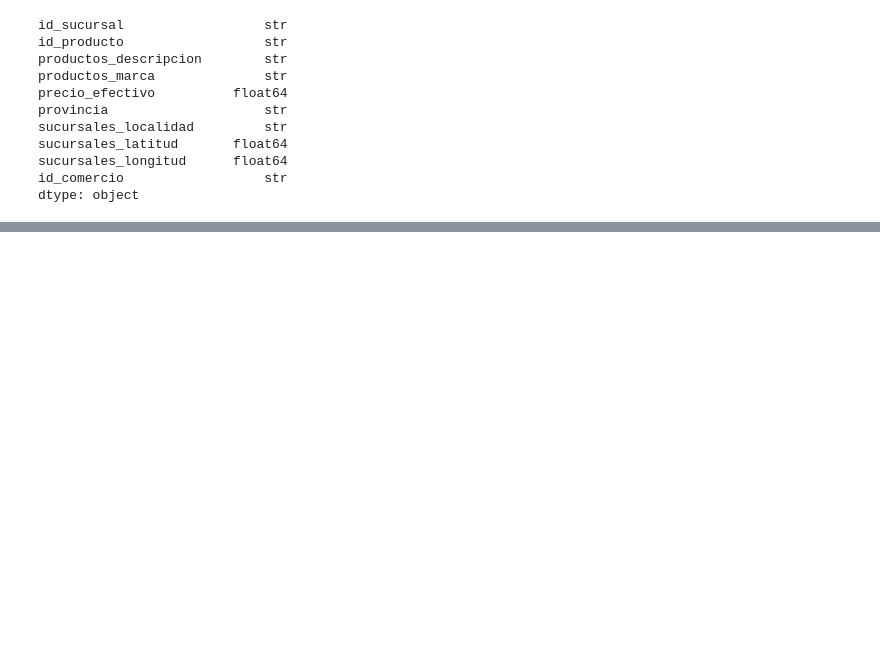
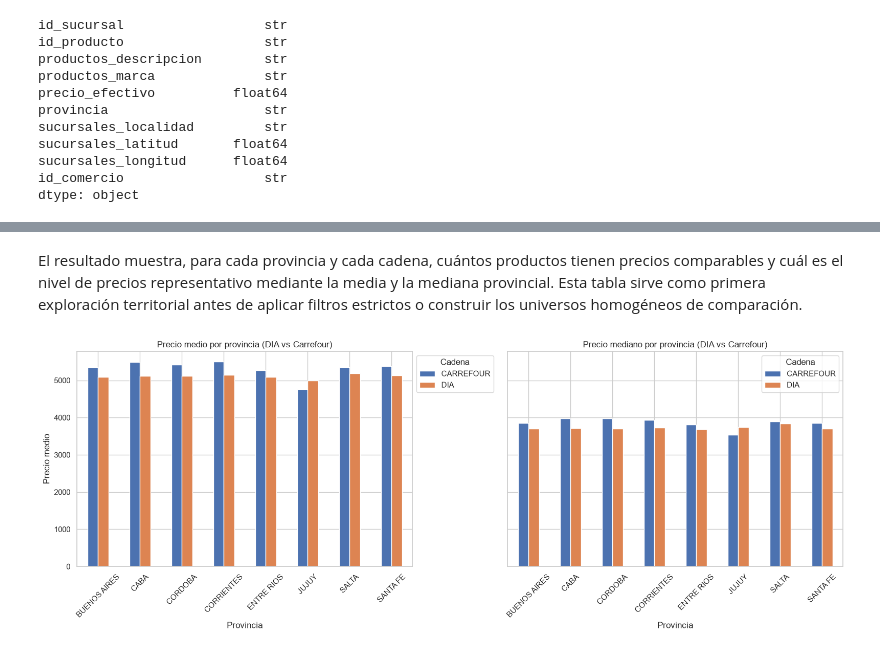
Before and after one commit to NestorRev/analisis-precios-nlp-sepa, a Jupyter notebook: notebooks/03_precios_por_provincias.ipynb, the cells around one changed output, grey strips where cells are left out. Saved outputs shown, nothing was run; the diff lists cells and outputs as text; code cells hidden in the pictures; blank space fills up the shorter version.

```diff
--- a/notebooks/03_precios_por_provincias.ipynb
+++ b/notebooks/03_precios_por_provincias.ipynb
@@ -444,0 +265,7 @@ plt.show()
+# %%
+# Precio promedio por producto y provincia, en cada cadena.
+precio_dia = (productos_dia_geo.groupby(['provincia', 'id_producto'])['precio_efectivo'].mean().rename('precio_dia_prov'))
+precio_carrefour = (productos_carrefour_geo.groupby(['provincia', 'id_producto'])['precio_efectivo'].mean().rename('precio_carrefour_prov'))
+pares_flexibles = pd.concat([precio_dia, precio_carrefour], axis=1).dropna().reset_index()
+print('Pares producto-provincia comparables:', len(pares_flexibles))
+print('Provincias:', sorted(pares_flexibles['provincia'].unique()))
@@ -444,0 +275,10 @@ plt.show()
+# %%
+# Construimos un resumen por provincia y cadena con la cantidad de productos comparables
+# y los precios medio y mediano provinciales calculados a partir del universo flexible.
+resumen_exploratorio = []
+for provincia in sorted(pares_flexibles['provincia'].unique()):
+    sub = pares_flexibles[pares_flexibles['provincia'] == provincia]
+    for cadena, columna in [('DIA', 'precio_dia_prov'), ('CARREFOUR', 'precio_carrefour_prov')]:
+        resumen_exploratorio.append({'provincia': provincia, 'cadena': cadena, 'productos_comparables': sub[columna].notna().sum(), 'precio_medio': sub[columna].mean(), 'precio_mediano': sub[columna].median()})
+resumen_exploratorio = pd.DataFrame(resumen_exploratorio)
+display(resumen_exploratorio.round(2))
@@ -444,0 +303,34 @@ plt.show()
+# %% [markdown]
+El resultado muestra, para cada provincia y cada cadena, cuántos productos tienen precios comparables y cuál es el nivel de precios representativo mediante la media y la mediana provincial. Esta tabla sirve como primera exploración territorial antes de aplicar filtros estrictos o construir los universos homogéneos de comparación.
+# %%
+# Preparamos tablas para media y mediana
+tabla_media = resumen_exploratorio.pivot(index='provincia',
+                                         columns='cadena',
+                                         values='precio_medio').sort_index()
+
+tabla_mediana = resumen_exploratorio.pivot(index='provincia',
+                                           columns='cadena',
+                                           values='precio_mediano').sort_index()
+
+# Gráficos lado a lado
+fig, axes = plt.subplots(1, 2, figsize=(16,6), sharey=True)
+
+# --- Gráfico de medias ---
+tabla_media.plot(kind='bar', ax=axes[0], color=['#4C72B0','#DD8452'])
+axes[0].set_title('Precio medio por provincia (DIA vs Carrefour)')
+axes[0].set_xlabel('Provincia')
+axes[0].set_ylabel('Precio medio')
+axes[0].tick_params(axis='x', rotation=45)
+axes[0].legend(title='Cadena', loc='upper left', bbox_to_anchor=(1,1))
+
+# --- Gráfico de medianas ---
+tabla_mediana.plot(kind='bar', ax=axes[1], color=['#4C72B0','#DD8452'])
+axes[1].set_title('Precio mediano por provincia (DIA vs Carrefour)')
+axes[1].set_xlabel('Provincia')
+axes[1].tick_params(axis='x', rotation=45)
+axes[1].legend(title='Cadena')
+
+plt.tight_layout()
+plt.show()
+# %% [output]
+[figure, added]
```
Also changed, not shown: parts of 110 cells of this notebook, 5 other files.
